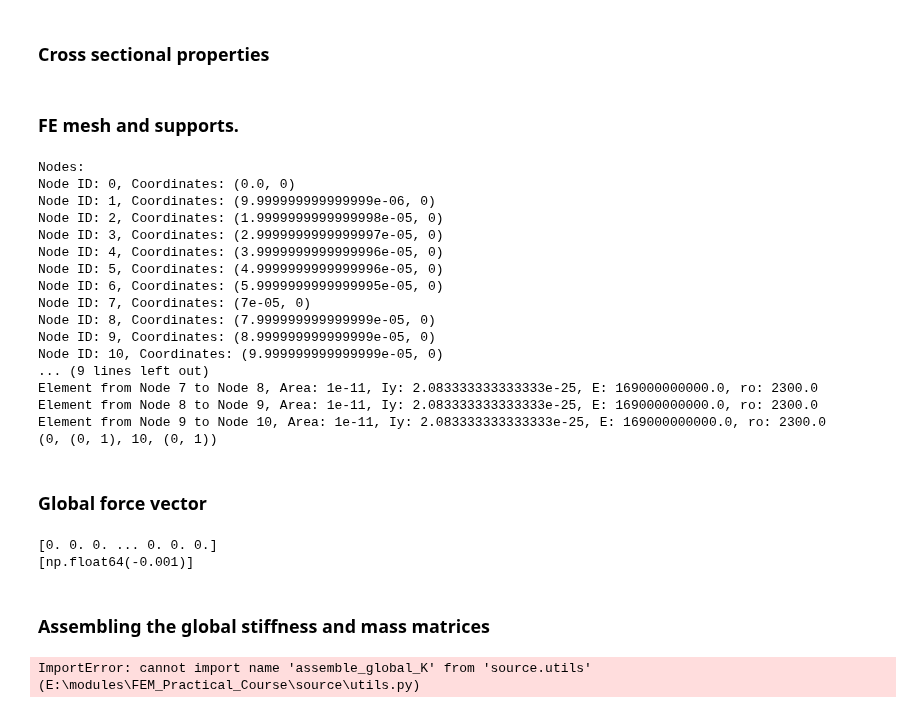
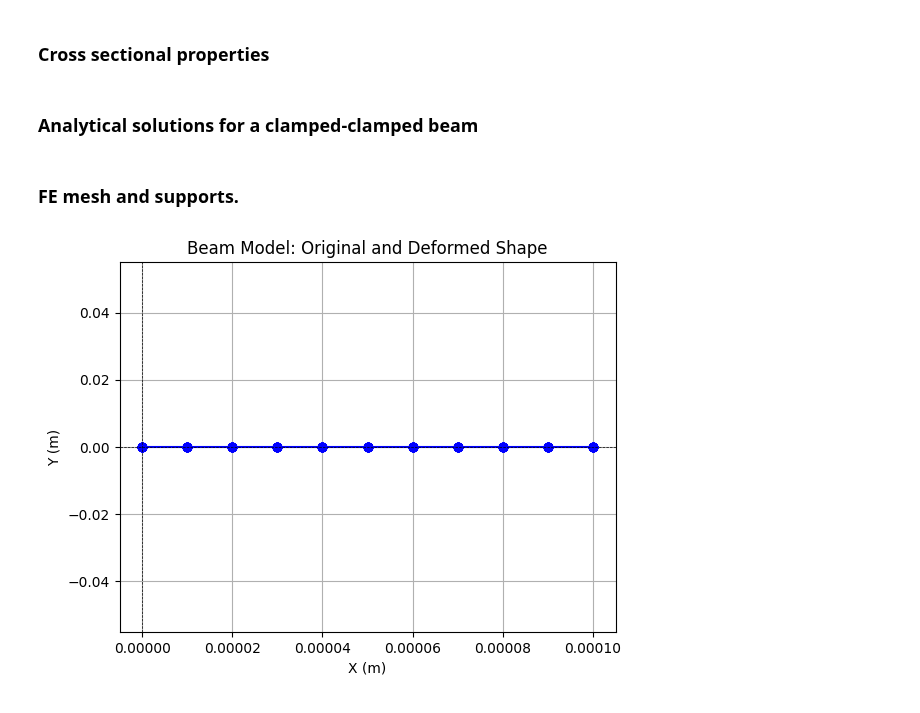
Before and after one commit to jkbgbr/FEM_Practical_Course, a Jupyter notebook: source/OneD/notebooks/case_study_5_5.ipynb, the cells around one changed output. Cells and saved outputs as stored; diff of their text form; code cells hidden in the pictures.

```diff
--- a/source/OneD/notebooks/case_study_5_5.ipynb
+++ b/source/OneD/notebooks/case_study_5_5.ipynb
@@ -43,3 +44,5 @@ ro *= 1e3  # density in kg/m³
 A = b * h  # cross-sectional area [m²]
 Iy = b * h**3 / 12  # second moment of area around the y-axis [m^4]
 Iz = h * b**3 / 12  # second moment of area around the z-axis [m^4]
+# %% [markdown]
+### Analytical solutions for a clamped-clamped beam
@@ -48,72 +56,19 @@ Iz = h * b**3 / 12  # second moment of area around the z-axis [m^4]
 # %%
 # Mesh
 # The total length of the beam is divided into NE elements, each element has a length of L/NE.
 mesh = np.linspace(0, L, NE + 1)  # mesh points along the beam
 
 # Create nodes based on the mesh
-nodes = [Node(x, 0, None) for x in mesh]  # nodes in the X-Y plane, Z=0
-
-print()
-print("Nodes:")
-for node in nodes:
-    print(f"Node ID: {node.ID}, Coordinates: ({node.x}, {node.y})")
+nodes = tuple(Node(x, 0, None) for x in mesh)  # nodes in the X-Y plane, Z=0
 
 # Create beam elements. The inertia to be used is the second moment of area around the y-axis.
-elements = [
-    BeamElement(nodes[i], nodes[i + 1], A=A, I=Iy, E=E, ro=ro)
-    for i in range(NE)
-]
-print()
-print("Elements:")
-for elem in elements:
-    print(f"Element from Node {elem.i.ID} to Node {elem.j.ID}, Area: {elem.A}, Iy: {elem.I}, E: {elem.E}, ro: {elem.ro}")
+elements = [(nodes[i].ID, nodes[i + 1].ID, A, Iy, E, ro) for i in range(NE)]
 
-# Convert nodes and elements to dictionaries for easy access.
-# This is required for the assembly functions later.
-nodes = {n.ID: n for n in nodes}
-elements = {e.ID: e for e in elements}
+# supports: both ends are clamped.
+supports = {0: (0, 1), NE: (0, 1)}
 
-# clamped supports are at both ends.
-supports = (0, (0, 1),  # (node ID, (dof1, dof2))
-                  NE, (0, 1))  # (node ID, (dof1, dof2))
-print(supports)
+model = BeamModel(nodes_=nodes, elements_=elements, supports_=supports)
+
+model.plot_model(u=None)
 # %% [output]
-Nodes:
-Node ID: 0, Coordinates: (0.0, 0)
-Node ID: 1, Coordinates: (9.999999999999999e-06, 0)
-Node ID: 2, Coordinates: (1.9999999999999998e-05, 0)
-Node ID: 3, Coordinates: (2.9999999999999997e-05, 0)
-Node ID: 4, Coordinates: (3.9999999999999996e-05, 0)
-Node ID: 5, Coordinates: (4.9999999999999996e-05, 0)
-Node ID: 6, Coordinates: (5.9999999999999995e-05, 0)
-Node ID: 7, Coordinates: (7e-05, 0)
-Node ID: 8, Coordinates: (7.999999999999999e-05, 0)
-Node ID: 9, Coordinates: (8.999999999999999e-05, 0)
-Node ID: 10, Coordinates: (9.999999999999999e-05, 0)
-... (9 lines left out)
-Element from Node 7 to Node 8, Area: 1e-11, Iy: 2.083333333333333e-25, E: 169000000000.0, ro: 2300.0
-Element from Node 8 to Node 9, Area: 1e-11, Iy: 2.083333333333333e-25, E: 169000000000.0, ro: 2300.0
-Element from Node 9 to Node 10, Area: 1e-11, Iy: 2.083333333333333e-25, E: 169000000000.0, ro: 2300.0
-(0, (0, 1), 10, (0, 1))
+[figure, added]
-# %% [markdown]
-### Global force vector
-# %%
-F = np.zeros(ND * len(nodes))  # Global force vector, initialized to zero
-F[ND * (NE // 2)] = -1e-3  # Apply a force of -1 mN in the y-direction at the middle node
-print(F)
-print([x for x in F if x != 0])  # Print only non-zero entries
-# %% [output]
-[0. 0. 0. ... 0. 0. 0.]
-[np.float64(-0.001)]
-# %% [markdown]
-### Assembling the global stiffness and mass matrices
-# %%
-
-
-K_global = assemble_global_K(ND=ND, nodes=nodes, elements=elements)
-K_global, F = apply_boundary_conditions(ND=ND, supports=supports, K=K_global, F=F)
-
-def assemble_M():
-    pass
-# %% [output]
-ImportError: cannot import name 'assemble_global_K' from 'source.utils' (E:\modules\FEM_Practical_Course\source\utils.py)
```
Also changed, not shown: parts of 6 cells of this notebook, 7 other files.
